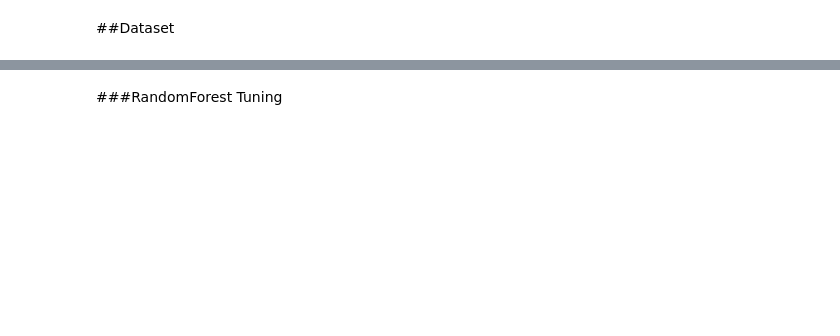
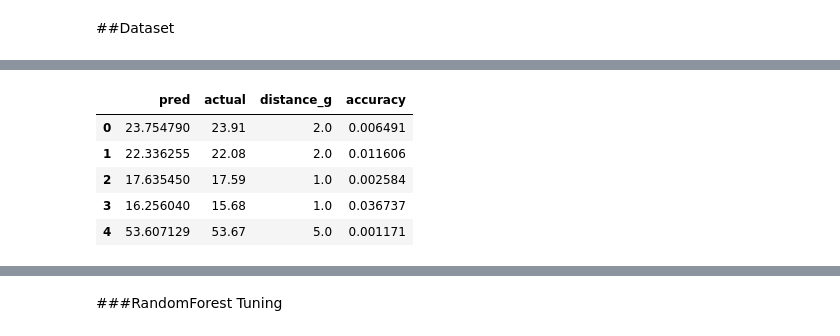
Before and after one commit to DopeorNope-Lee/Object-Depth-detection-based-hybrid-Distance-estimator, a Jupyter notebook: odd/ODD_RandomForest.ipynb, the cells around one changed output, grey strips where cells are left out. Drawn from its saved outputs; the diff is of its cells as text; code cells hidden in the pictures; blank space fills up the shorter version.

```diff
--- a/odd/ODD_RandomForest.ipynb
+++ b/odd/ODD_RandomForest.ipynb
@@ -111,0 +170,9 @@ X_train
+# %%
+test_acc.head()
+# %% [output]
+|  | pred | actual | distance_g | accuracy |
+| 0 | 23.754790 | 23.91 | 2.0 | 0.006491 |
+| 1 | 22.336255 | 22.08 | 2.0 | 0.011606 |
+| 2 | 17.635450 | 17.59 | 1.0 | 0.002584 |
+| 3 | 16.256040 | 15.68 | 1.0 | 0.036737 |
+| 4 | 53.607129 | 53.67 | 5.0 | 0.001171 |
```
Also changed, not shown: parts of 34 cells of this notebook.
